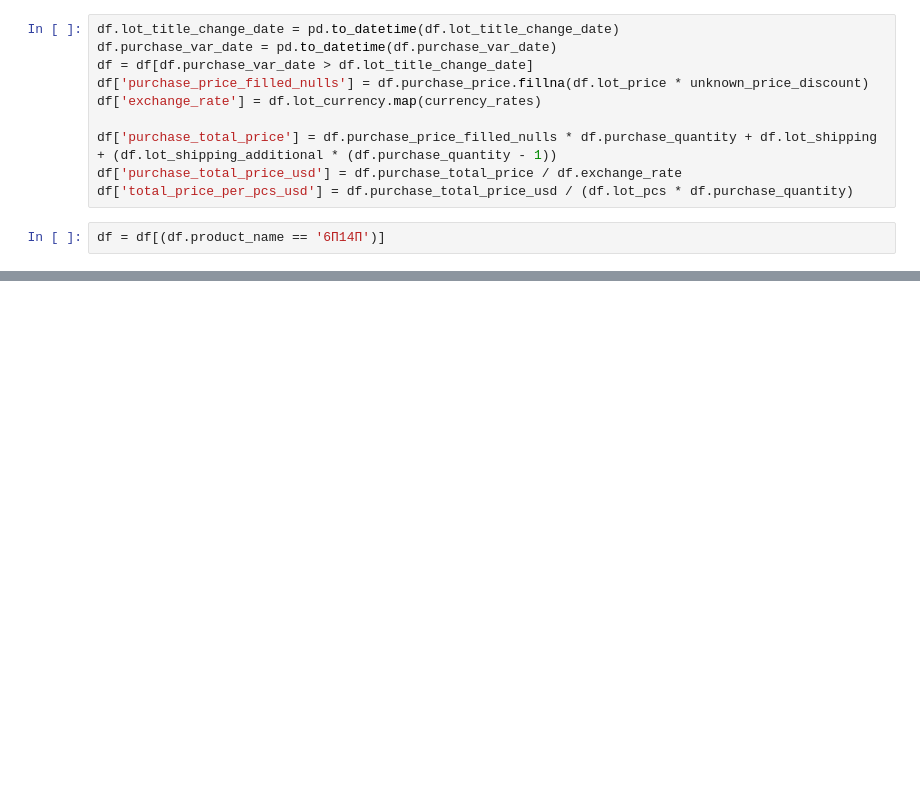
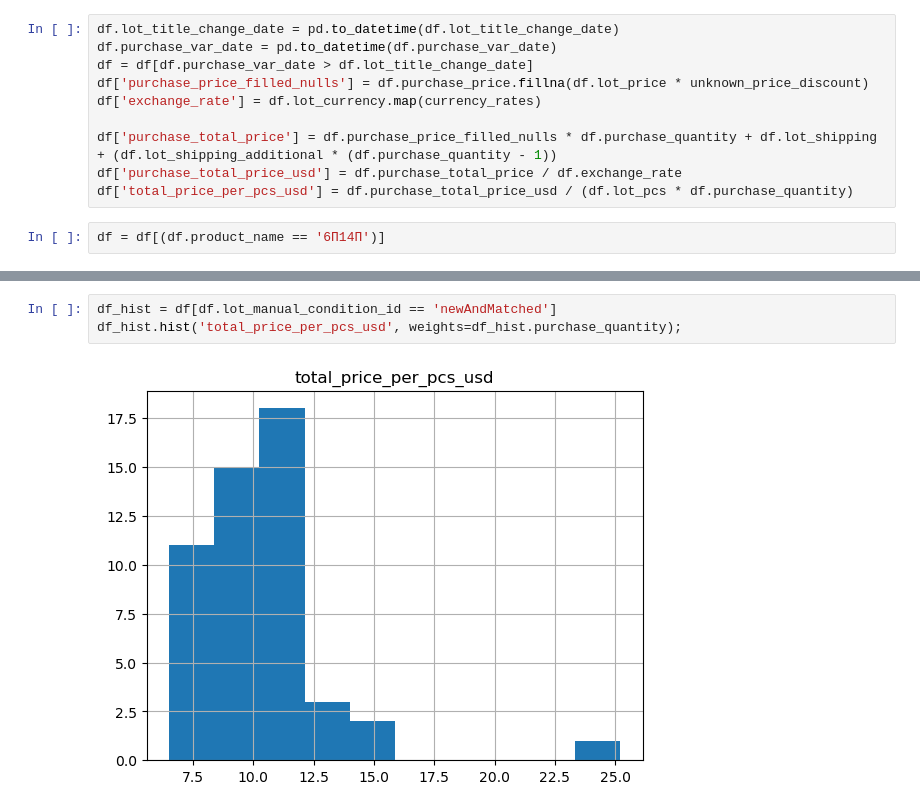
Before and after one commit to artyompetrov/Ebay, a Jupyter notebook: Python/Prices.ipynb, the cells around one changed output, grey strips where cells are left out. Drawn from its saved outputs; the diff is of its cells as text; blank space fills up the shorter version.

```diff
--- a/Python/Prices.ipynb
+++ b/Python/Prices.ipynb
@@ -137,2 +137,7 @@ newNotTested         11
 Name: count, dtype: int64
+# %%
+df_hist = df[df.lot_manual_condition_id == 'newAndMatched']
+df_hist.hist('total_price_per_pcs_usd', weights=df_hist.purchase_quantity);
+# %% [output]
+[figure, added]
 # %%
```
Also changed, not shown: parts of 6 cells of this notebook, 2 other files.
